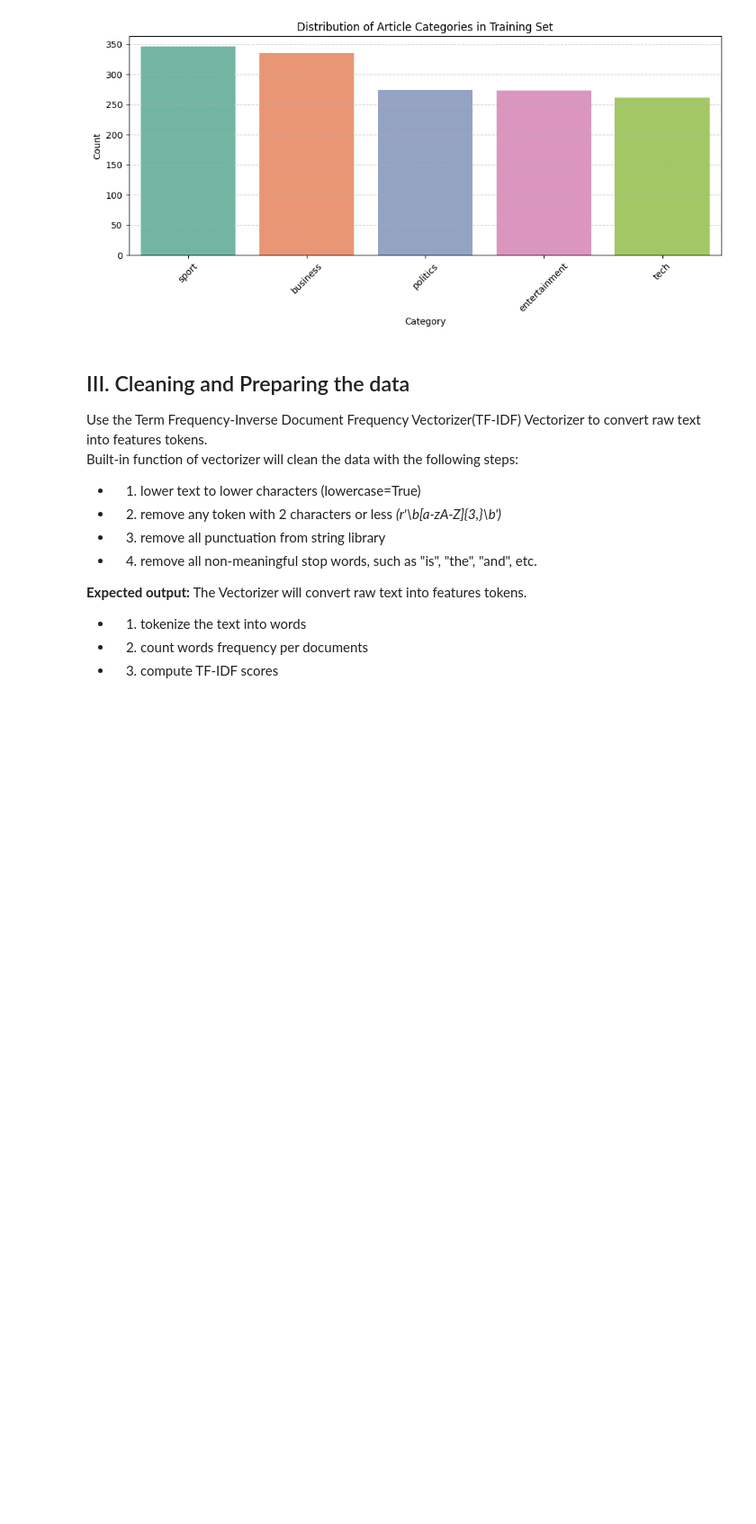
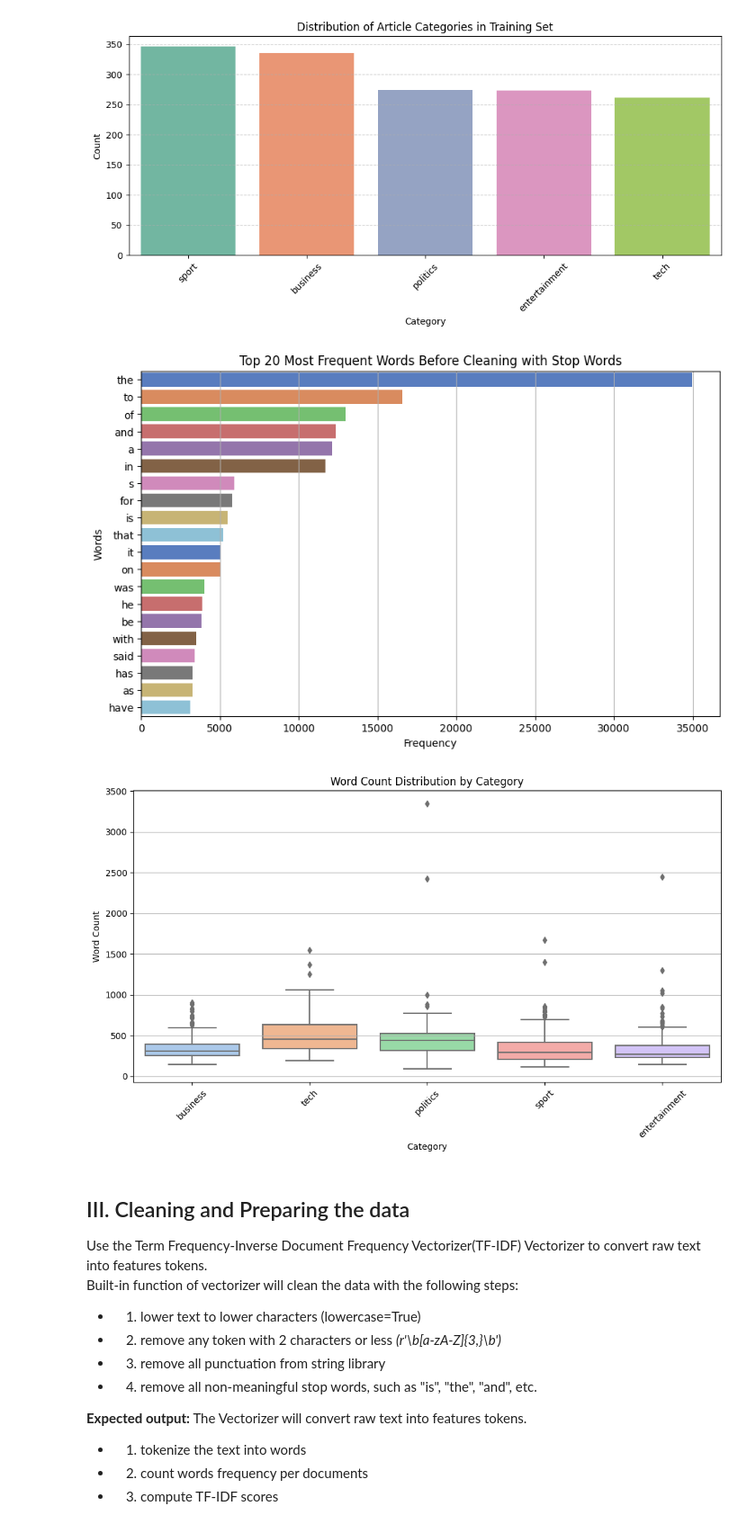
Before and after one commit to alme9155/csca-5632, a Jupyter notebook: bbc-news-classification.ipynb, the cells around one changed output. Shown at 90% size. Cells and saved outputs as stored; diff of their text form; code cells hidden in the pictures; blank space fills up the shorter version.

```diff
--- a/bbc-news-classification.ipynb
+++ b/bbc-news-classification.ipynb
@@ -126,6 +126,33 @@ Article Categories
 Unique Article categories:['business' 'tech' 'politics' 'sport' 'entertainment']
 Number of categories:5
 [figure]
+# %%
+from collections import Counter
+# Word counts
+word_counts = Counter(' '.join(train['Text']).split())
+common_words = word_counts.most_common(20)
+
+words, counts = zip(*common_words)
+plt.figure(figsize=(10,6))
+sns.barplot(x=list(counts), y=list(words), palette='muted')
+plt.title('Top 20 Most Frequent Words Before Cleaning with Stop Words')
+plt.xlabel('Frequency')
+plt.ylabel('Words')
+plt.grid(axis='x')
+plt.show()
+
+# Text Length per Category
+train['word_count'] = train['Text'].apply(lambda x: len(str(x).split()))
+plt.figure(figsize=(12,6))
+sns.boxplot(x='Category', y='word_count', data=train, palette='pastel')
+plt.title('Word Count Distribution by Category')
+plt.xticks(rotation=45)
+plt.ylabel('Word Count')
+plt.grid(axis='y')
+plt.show()
+# %% [output]
+[figure, added]
+[figure, added]
 # %% [markdown]
 <h2>III. Cleaning and Preparing the data</h2>
 Use the Term Frequency-Inverse Document Frequency Vectorizer(TF-IDF) Vectorizer to convert raw text into features tokens.
```
Also changed, not shown: parts of 3 cells of this notebook.
